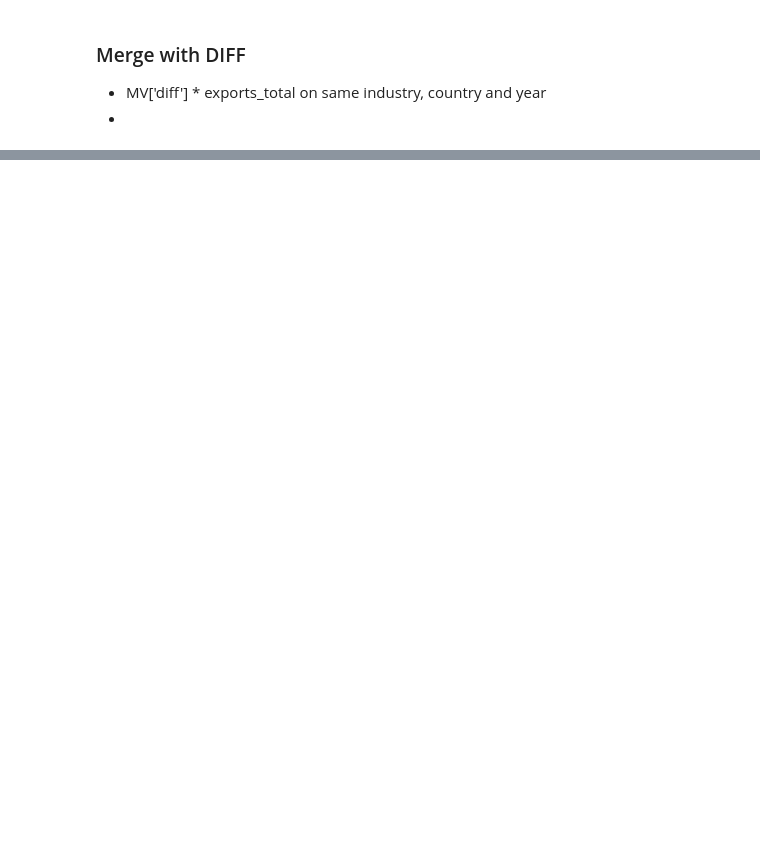
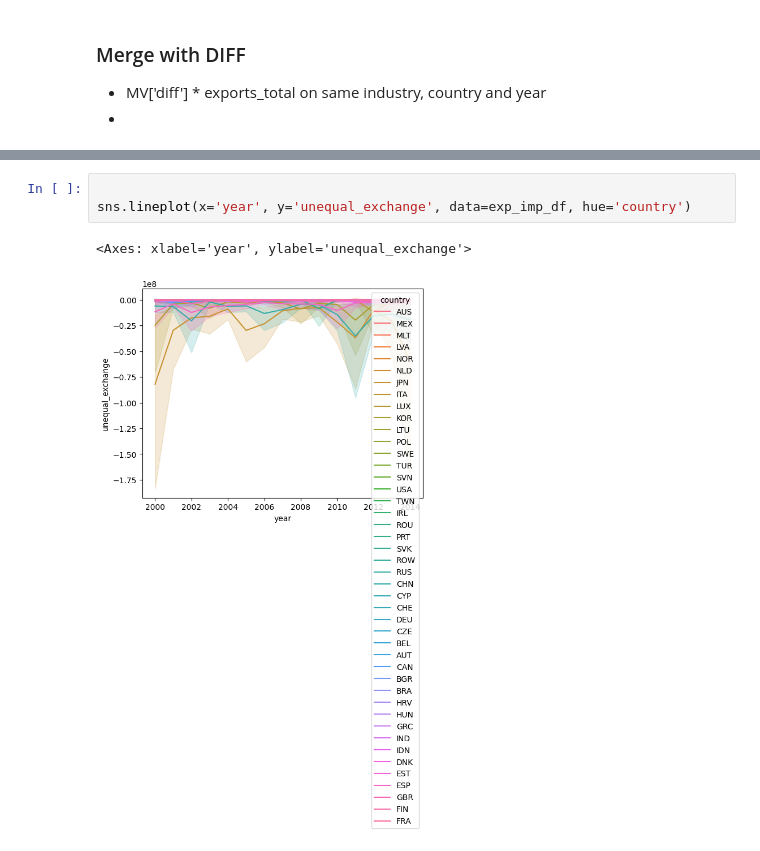
Before and after one commit to kavyajeetbora/ETL_wages, a Jupyter notebook: WIOD.ipynb, the cells around one changed output, grey strips where cells are left out. Cells and saved outputs as stored; diff of their text form; blank space fills up the shorter version.

```diff
--- a/WIOD.ipynb
+++ b/WIOD.ipynb
@@ -800,0 +783,6 @@ exports_diff.sample(5)
+# %%
+
+sns.lineplot(x='year', y='unequal_exchange', data=exp_imp_df, hue='country')
+# %% [output]
+<Axes: xlabel='year', ylabel='unequal_exchange'>
+[figure, added]
```
Also changed, not shown: parts of 5 cells of this notebook.
